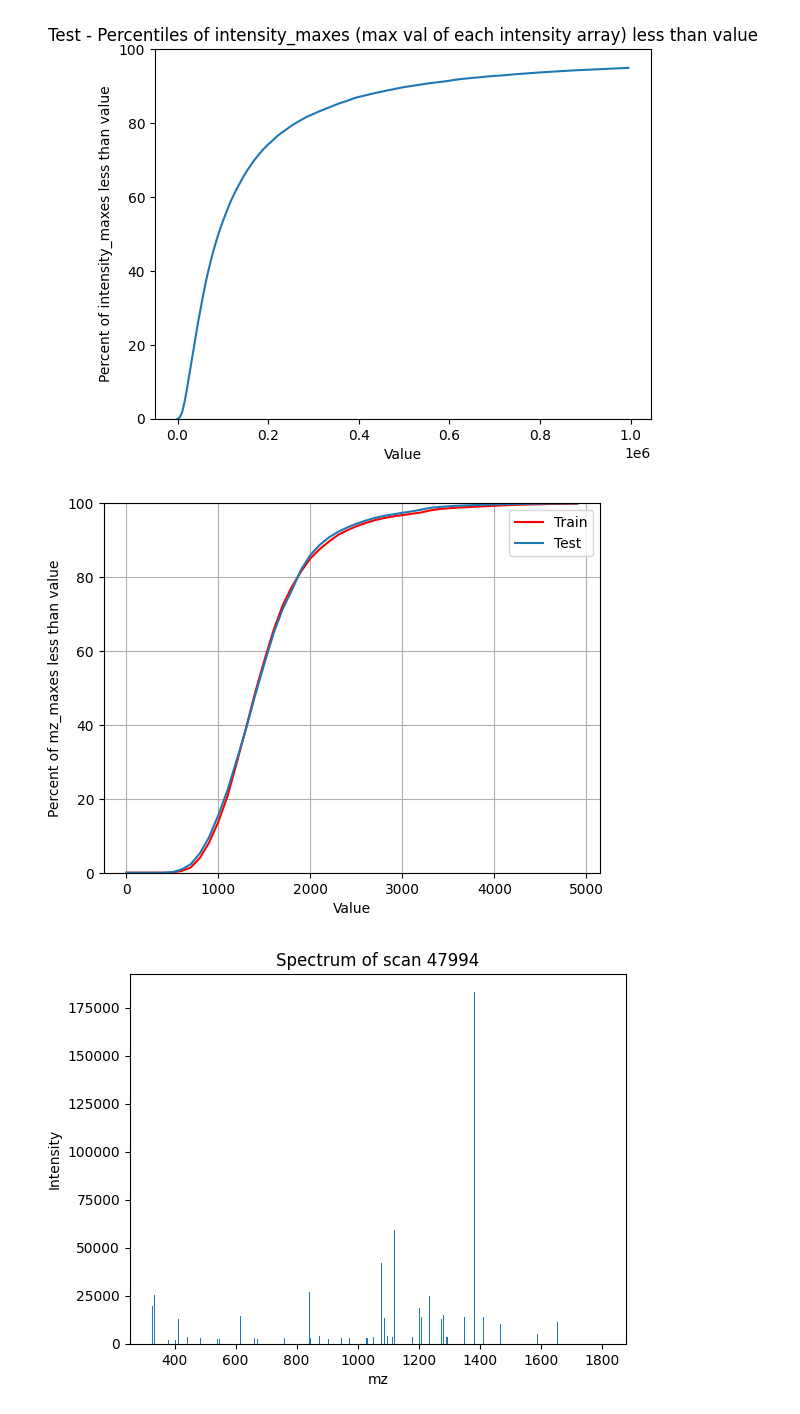
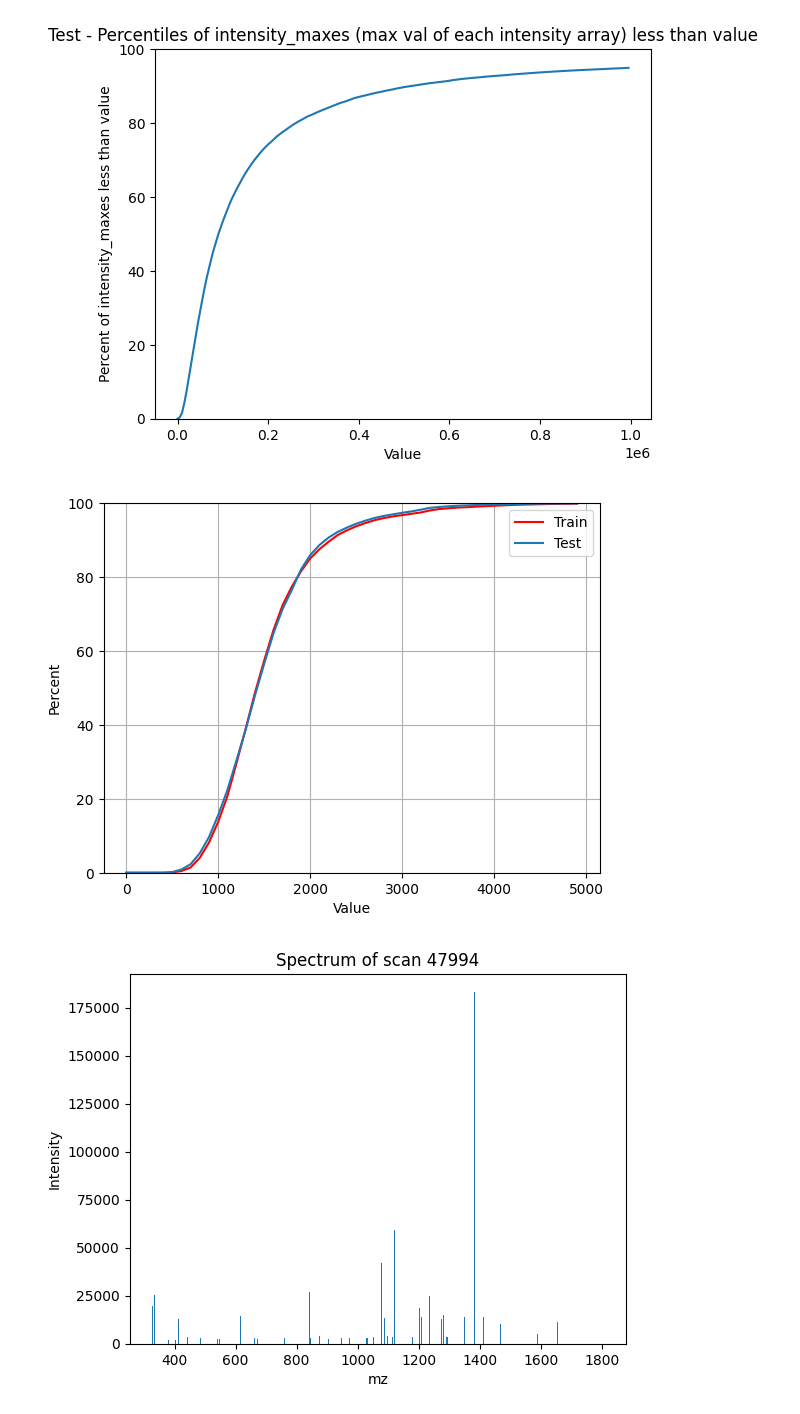
Before and after one commit to vchelur97/psm, a Jupyter notebook: eda/eda_spectrum.ipynb, the cells around one changed output. Drawn from its saved outputs; the diff is of its cells as text; code cells hidden in the pictures.

Commit message:
Combine plots, add sparsity and dist

```diff
--- a/eda/eda_spectrum.ipynb
+++ b/eda/eda_spectrum.ipynb
@@ -193,27 +212,28 @@ plt.show()
 # %%
 # Overlap train and test for mz maxes of below plots
 # Train
 # line plot representing the percentiles of mz_maxes less than values
 x = [x for x in range(0, 5000, 100)]
 y = [round(len([x for x in mz_maxes['train'] if x < i])/len(mz_maxes['train'])*100, 3) for i in range(0, 5000, 100)]
 plt.plot(x, y, color='red', label='Train')
 plt.ylim(0, 100)
 plt.ylabel('Percent of mz_maxes less than value')
 plt.xlabel('Value')
 
 # Test
 # line plot representing the percentiles of mz_maxes less than values
 x = [x for x in range(0, 5000, 100)]
 y = [round(len([x for x in mz_maxes['test'] if x < i])/len(mz_maxes['test'])*100, 3) for i in range(0, 5000, 100)]
 plt.plot(x, y, label='Test')
 plt.ylim(0, 100)
-plt.ylabel('Percent of mz_maxes less than value')
+plt.ylabel('Percent')
 plt.xlabel('Value')
+# plt.title('Percent of rows with max mass less than value')
 plt.legend()
 plt.grid()
 plt.show()
 # %% [output]
-[figure, old version]
+[figure, new version]
 # %%
 # Plot the spectrum of a scan, bars are intensity, x axis is mz
 plt.bar(train_data_spectrum['01088_A05_P010740_S00_N33_R1.mzML'][47994]['mz_arr'], train_data_spectrum['01088_A05_P010740_S00_N33_R1.mzML'][47994]['intensity_arr'])
```
Also changed, not shown: parts of 4 cells of this notebook.
